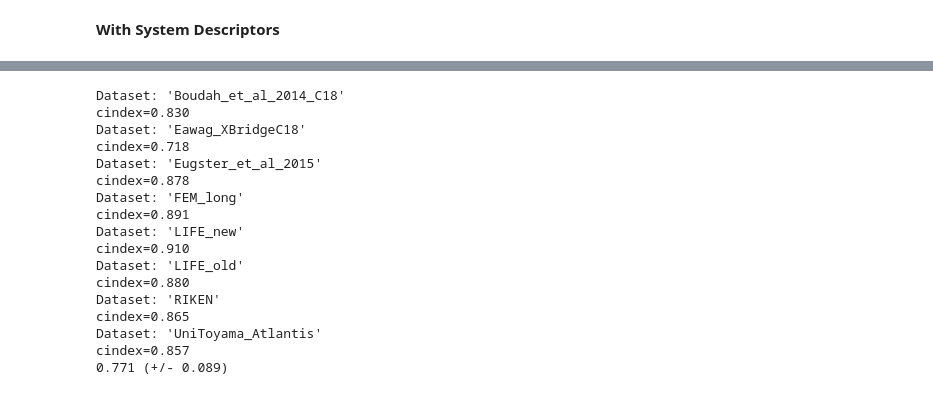
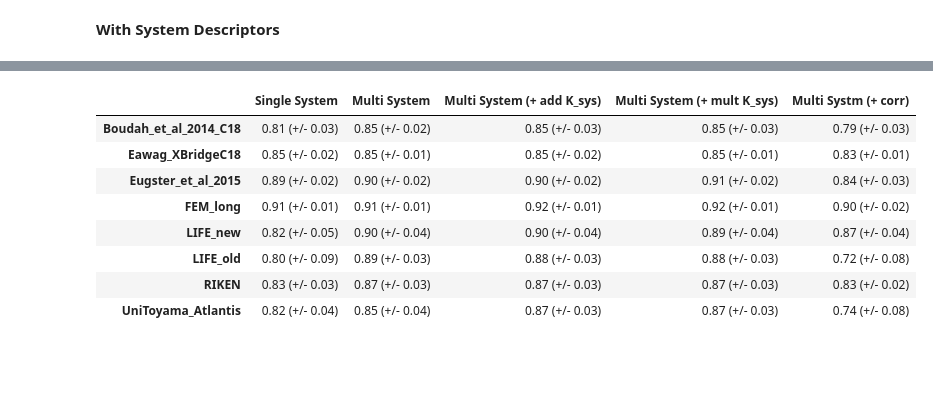
Before and after one commit to bachi55/rosvm, a Jupyter notebook: rosvm/ranksvm/tutorial/use_chromatographic_system_descriptors.ipynb, the cells around one changed output, grey strips where cells are left out. Cells and saved outputs as stored; diff of their text form; code cells hidden in the pictures; blank space fills up the shorter version.

```diff
--- a/rosvm/ranksvm/tutorial/use_chromatographic_system_descriptors.ipynb
+++ b/rosvm/ranksvm/tutorial/use_chromatographic_system_descriptors.ipynb
@@ -645,7 +729,7 @@ dtype: object
 # %%
 scores = {}
 
-K_sys = (K_eluents + K_gradients + K_gradient_times) / 3
+K_sys = K_eluents * K_gradients
 
 for idx, ds in enumerate(y.get_unique_dss()):
     print("Dataset: '%s' (%d/%d)" % (ds, idx + 1, len(y.get_unique_dss())))
@@ -669,5 +753,7 @@ for idx, ds in enumerate(y.get_unique_dss()):
     print("%.3f (+/- %.3f)" % (np.mean(scores[ds]), np.std(scores[ds])))
 
 print(pd.DataFrame(scores).mean(axis=0))
+
+scores_multi_system_with_sys_desc_multi = scores
 # %% [output]
 Dataset: 'Boudah_et_al_2014_C18' (1/8)
@@ -703,7 +776,7 @@ dtype: object
 # %%
 scores = {}
 
-K_sys = np.repeat(np.repeat(np.diag(np.ones(8)), y_cts, axis=0), y_cts, axis=1)
+K_sys = np.repeat(np.repeat(df_rankcorr.fillna(0.0).values, y_cts, axis=0), y_cts, axis=1)
 
 for idx, ds in enumerate(y.get_unique_dss()):
     print("Dataset: '%s' (%d/%d)" % (ds, idx + 1, len(y.get_unique_dss())))
@@ -727,5 +800,7 @@ for idx, ds in enumerate(y.get_unique_dss()):
     print("%.3f (+/- %.3f)" % (np.mean(scores[ds]), np.std(scores[ds])))
 
 print(pd.DataFrame(scores).mean(axis=0))
+
+scores_multi_system_with_sys_desc_corr = scores
 # %% [output]
 Dataset: 'Boudah_et_al_2014_C18' (1/8)
@@ -882,41 +823,21 @@ Split 10/10: cindex=0.823
-# %%
-K_sys = (K_eluents + K_gradients + K_gradient_times) / 3
-
-for ds in y.get_unique_dss():
-    print("Dataset: '%s'" % ds)
-    # Get the indices belonging to the current dataset
-    ds_idc = y.get_idc_for_ds(ds)
-    not_ds_idc = [_i for _i in range(len(y)) if _i not in ds_idc]
-
-    K_fps_test = K_fps[np.ix_(ds_idc, not_ds_idc)]
-    K_fps_train = K_fps[np.ix_(not_ds_idc, not_ds_idc)]
-
-
-    K_sys_test = K_sys[np.ix_(ds_idc, not_ds_idc)]
-    K_sys_train = K_sys[np.ix_(not_ds_idc, not_ds_idc)]
-
-    ranksvm = KernelRankSVC(kernel="precomputed", random_state=102, C=4) \
-        .fit(K_fps_train * K_sys_train, y[not_ds_idc])
-
-    scores.append(ranksvm.score(K_fps_test * K_sys_test, y[ds_idc]))
-    print("cindex=%.3f" % (scores[-1]))
-
-print("%.3f (+/- %.3f)" % (np.mean(scores), np.std(scores)))
-# %% [output]
-Dataset: 'Boudah_et_al_2014_C18'
-cindex=0.830
-Dataset: 'Eawag_XBridgeC18'
-cindex=0.718
-Dataset: 'Eugster_et_al_2015'
-cindex=0.878
-Dataset: 'FEM_long'
-cindex=0.891
-Dataset: 'LIFE_new'
-cindex=0.910
-Dataset: 'LIFE_old'
-cindex=0.880
-Dataset: 'RIKEN'
-cindex=0.865
-Dataset: 'UniToyama_Atlantis'
-cindex=0.857
-0.771 (+/- 0.089)
+# %%
+pd.concat(
+    (
+        pd.DataFrame(scores_single_system).aggregate(lambda x: "%.2f (+/- %.2f)" % (np.mean(x), np.std(x))),
+        pd.DataFrame(scores_multi_system).aggregate(lambda x: "%.2f (+/- %.2f)" % (np.mean(x), np.std(x))),
+        pd.DataFrame(scores_multi_system_with_sys_desc_add).aggregate(lambda x: "%.2f (+/- %.2f)" % (np.mean(x), np.std(x))),
+        pd.DataFrame(scores_multi_system_with_sys_desc_multi).aggregate(lambda x: "%.2f (+/- %.2f)" % (np.mean(x), np.std(x))),
+        pd.DataFrame(scores_multi_system_with_sys_desc_corr).aggregate(lambda x: "%.2f (+/- %.2f)" % (np.mean(x), np.std(x)))
+    ),
+    axis=1
+).rename({0: "Single System", 1: "Multi System", 2: "Multi System (+ add K_sys)", 3: "Multi System (+ mult K_sys)", 4: "Multi Systm (+ corr)"}, axis=1)
+# %% [output]
+|  | Single System | Multi System | Multi System (+ add K_sys) | Multi System (+ mult K_sys) | Multi Systm (+ corr) |
+| Boudah_et_al_2014_C18 | 0.81 (+/- 0.03) | 0.85 (+/- 0.02) | 0.85 (+/- 0.03) | 0.85 (+/- 0.03) | 0.79 (+/- 0.03) |
+| Eawag_XBridgeC18 | 0.85 (+/- 0.02) | 0.85 (+/- 0.01) | 0.85 (+/- 0.02) | 0.85 (+/- 0.01) | 0.83 (+/- 0.01) |
+| Eugster_et_al_2015 | 0.89 (+/- 0.02) | 0.90 (+/- 0.02) | 0.90 (+/- 0.02) | 0.91 (+/- 0.02) | 0.84 (+/- 0.03) |
+| FEM_long | 0.91 (+/- 0.01) | 0.91 (+/- 0.01) | 0.92 (+/- 0.01) | 0.92 (+/- 0.01) | 0.90 (+/- 0.02) |
+| LIFE_new | 0.82 (+/- 0.05) | 0.90 (+/- 0.04) | 0.90 (+/- 0.04) | 0.89 (+/- 0.04) | 0.87 (+/- 0.04) |
+| LIFE_old | 0.80 (+/- 0.09) | 0.89 (+/- 0.03) | 0.88 (+/- 0.03) | 0.88 (+/- 0.03) | 0.72 (+/- 0.08) |
+| RIKEN | 0.83 (+/- 0.03) | 0.87 (+/- 0.03) | 0.87 (+/- 0.03) | 0.87 (+/- 0.03) | 0.83 (+/- 0.02) |
+| UniToyama_Atlantis | 0.82 (+/- 0.04) | 0.85 (+/- 0.04) | 0.87 (+/- 0.03) | 0.87 (+/- 0.03) | 0.74 (+/- 0.08) |
```
Also changed, not shown: parts of 22 cells of this notebook.
